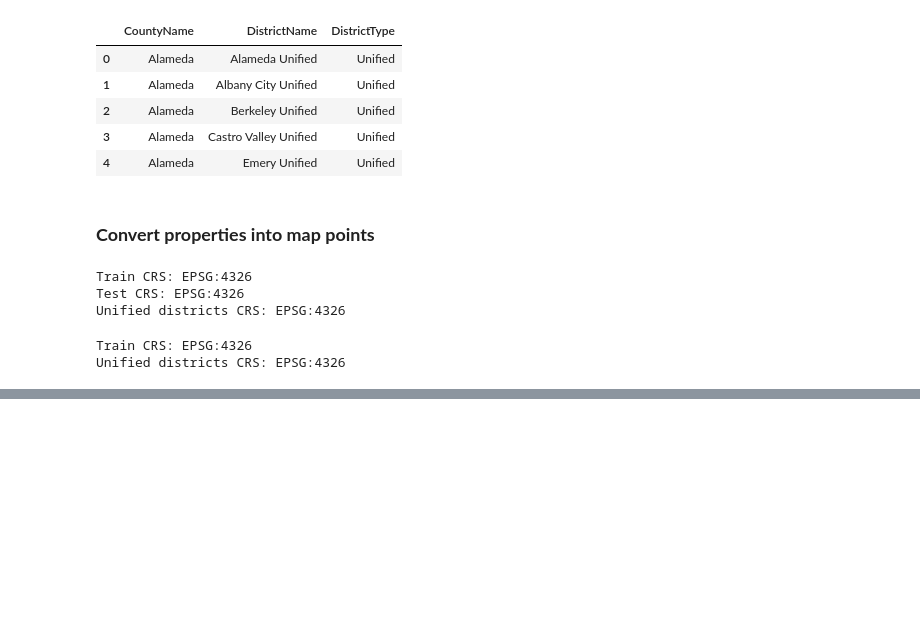
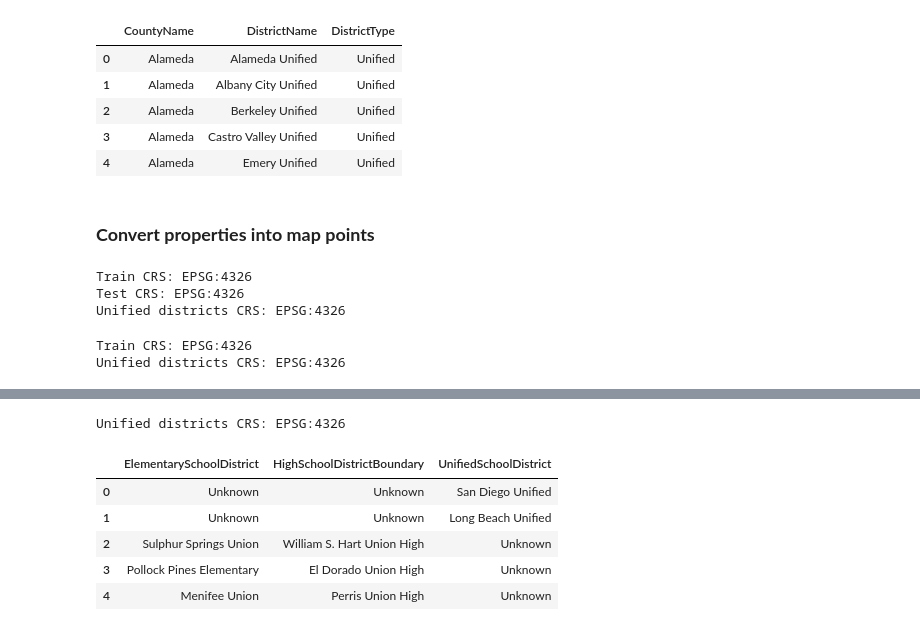
Before and after one commit to miatrn20/IDX-Exchange-Internship-Data_Science-Summer2026, a Jupyter notebook: 04_model_comparison.ipynb, the cells around one changed output, grey strips where cells are left out. Cells and saved outputs as stored; diff of their text form; code cells hidden in the pictures; blank space fills up the shorter version.

```diff
--- a/04_model_comparison.ipynb
+++ b/04_model_comparison.ipynb
@@ -778,0 +883,53 @@ Unified districts CRS: EPSG:4326
+# %%
+print("Unified districts CRS:", unified_districts.crs)
+# %% [output]
+Unified districts CRS: EPSG:4326
+# %%
+district_feature_names = {
+    "Elementary": "ElementarySchoolDistrict",
+    "High": "HighSchoolDistrictBoundary",
+    "Unified": "UnifiedSchoolDistrict"
+}
+
+district_boundaries = school_districts[
+    school_districts["DistrictType"].isin(district_feature_names)
+][["DistrictName", "DistrictType", "geometry"]].to_crs("EPSG:4326")
+
+
+def add_school_district_features(property_geo, boundaries):
+    valid_coordinates = (
+        property_geo["Longitude"].between(-125, -113) # Checking if the property is inside California
+        & property_geo["Latitude"].between(32, 43)
+    )
+    matches = gpd.sjoin(
+        property_geo.loc[valid_coordinates],
+        boundaries,
+        how="left",
+        predicate="within"
+    )
+    result = pd.DataFrame(property_geo.drop(columns="geometry")) # remove because the machine learning model cannot use geometry
+
+    for district_type, feature_name in district_feature_names.items():
+        district_matches = matches.loc[
+            matches["DistrictType"] == district_type, "DistrictName"
+        ]
+        district_matches = district_matches.loc[
+            ~district_matches.index.duplicated(keep="first")
+        ]
+        result[feature_name] = district_matches.reindex(result.index).fillna("Unknown")
+
+    return result
+
+week6_train_district_df = add_school_district_features(train_geo, district_boundaries)
+week6_test_district_df = add_school_district_features(test_geo, district_boundaries)
+
+assert len(week6_train_district_df) == len(week6_train_df)
+assert len(week6_test_district_df) == len(week6_test_df)
+week6_train_district_df[list(district_feature_names.values())].head()
+# %% [output]
+|  | ElementarySchoolDistrict | HighSchoolDistrictBoundary | UnifiedSchoolDistrict |
+| 0 | Unknown | Unknown | San Diego Unified |
+| 1 | Unknown | Unknown | Long Beach Unified |
+| 2 | Sulphur Springs Union | William S. Hart Union High | Unknown |
+| 3 | Pollock Pines Elementary | El Dorado Union High | Unknown |
+| 4 | Menifee Union | Perris Union High | Unknown |
```
Also changed, not shown: parts of 15 cells of this notebook, 5 other files.
